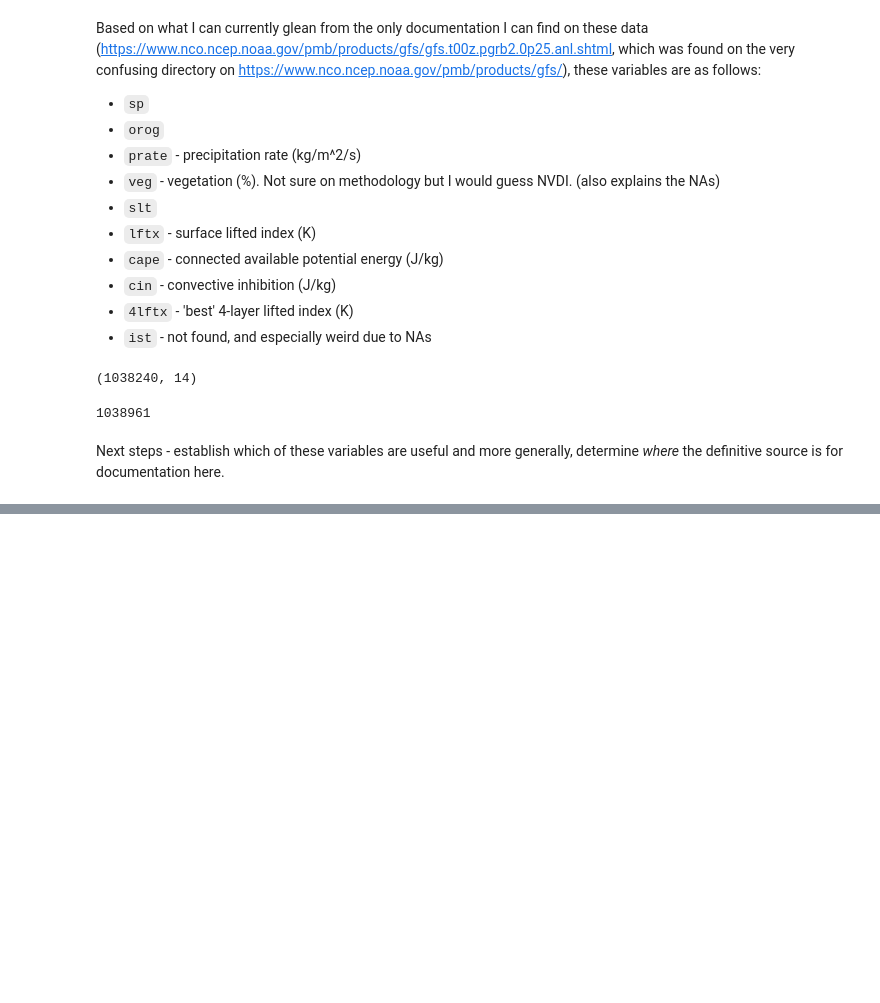
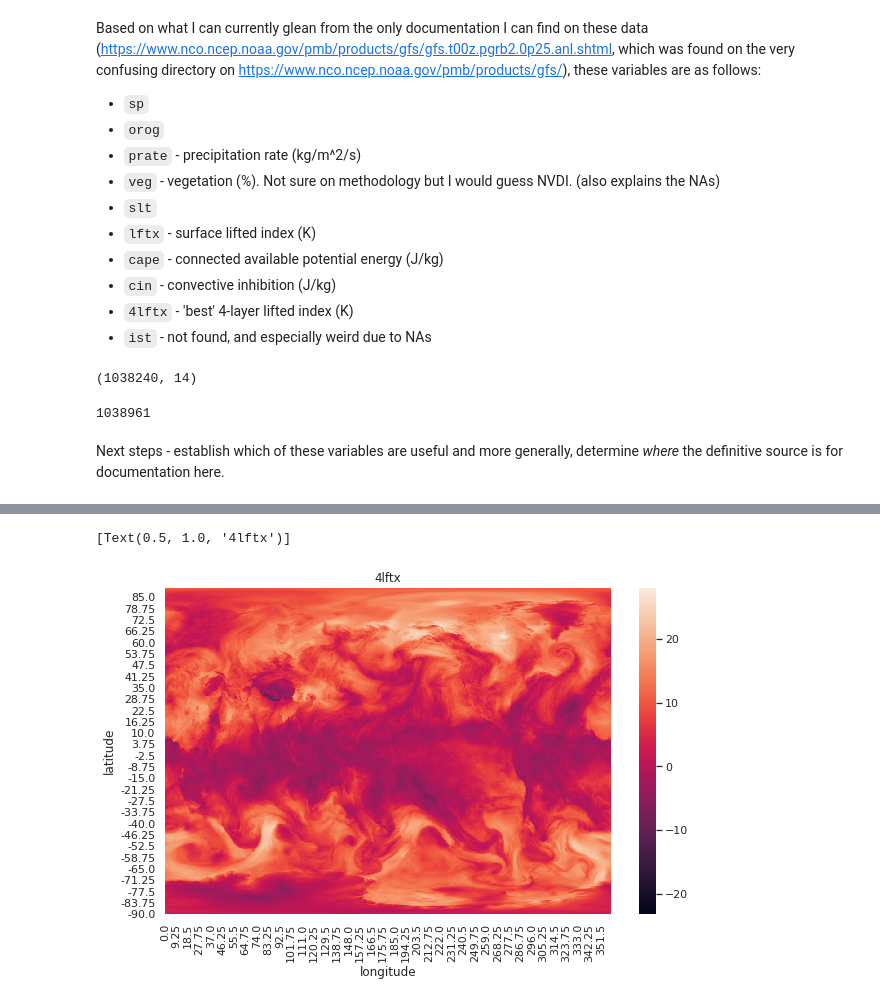
Before and after one commit to GondekNP/HohonuWind, a Jupyter notebook: notebooks/nomad_EDA.ipynb, the cells around one changed output, grey strips where cells are left out. Saved outputs shown, nothing was run; the diff lists cells and outputs as text; code cells hidden in the pictures; blank space fills up the shorter version.

```diff
--- a/notebooks/nomad_EDA.ipynb
+++ b/notebooks/nomad_EDA.ipynb
@@ -109,0 +156,7 @@ Next steps - establish which of these variables are useful and more generally, d
+# %%
+gfs_plot = sns.heatmap(nomad_eda.loc[:,'4lftx'].unstack('longitude'))
+gfs_plot.invert_yaxis()
+gfs_plot.set(title='4lftx')
+# %% [output]
+[Text(0.5, 1.0, '4lftx')]
+[figure, added]
```
Also changed, not shown: parts of 15 cells of this notebook.
